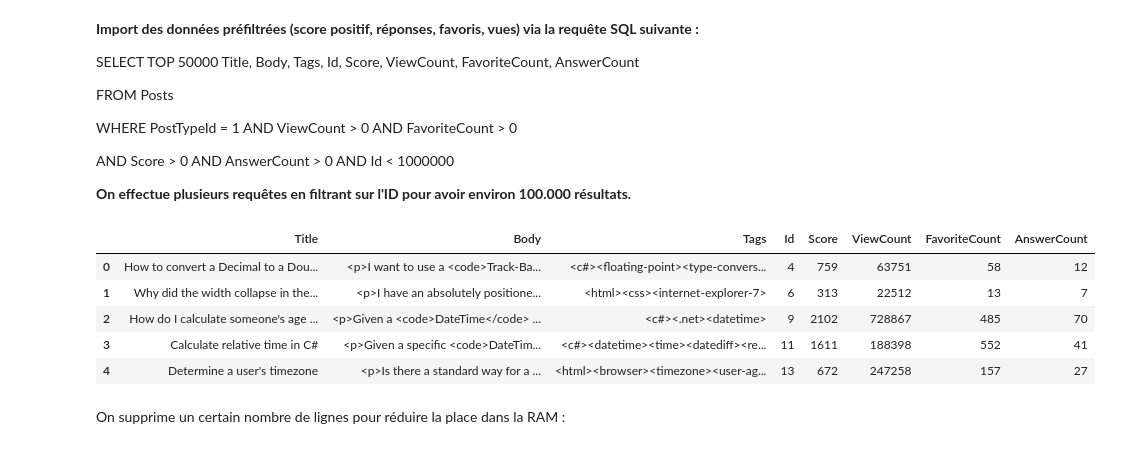
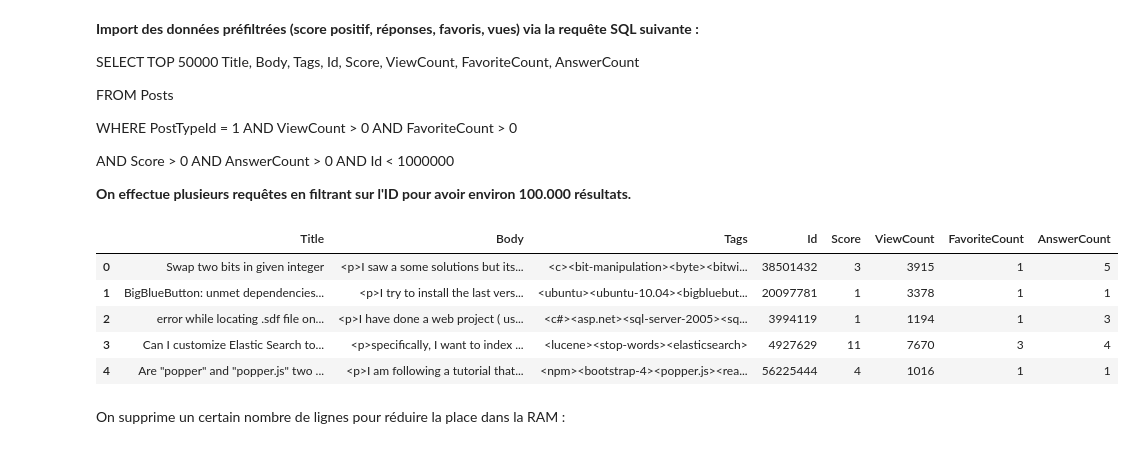
Before and after one commit to KenoKanawa/OpenClassroomsProjects, a Jupyter notebook: mainImportData.ipynb, the cells around one changed output. Cells and saved outputs as stored; diff of their text form; code cells hidden in the pictures.

```diff
--- a/mainImportData.ipynb
+++ b/mainImportData.ipynb
@@ -17,25 +17,17 @@ AND Score > 0 AND AnswerCount > 0 AND Id < 1000000
 
 **On effectue plusieurs requêtes en filtrant sur l'ID pour avoir environ 100.000 résultats.**
 # %%
-# Import des deux requêtes
-data1 = pd.read_csv('FILTERED_QueryResults.csv')
-data2 = pd.read_csv('FILTERED_QueryResults-2.csv')
-data3 = pd.read_csv('FILTERED_QueryResults-3.csv')
-
-# Concaténation
-data = pd.concat([data1, data2])
-
 # Import des données tronquées pour les tests
-# data = pd.read_csv('QueryResults_NEW_LIGHT.csv')
+data = pd.read_csv('QueryResults_NEW_LIGHT.csv')
 
 data.head(5)
 # %% [output]
 |  | Title | Body | Tags | Id | Score | ViewCount | FavoriteCount | AnswerCount |
-| 0 | How to convert a Decimal to a Dou... | <p>I want to use a <code>Track-Ba... | <c#><floating-point><type-convers... | 4 | 759 | 63751 | 58 | 12 |
-| 1 | Why did the width collapse in the... | <p>I have an absolutely positione... | <html><css><internet-explorer-7> | 6 | 313 | 22512 | 13 | 7 |
-| 2 | How do I calculate someone's age ... | <p>Given a <code>DateTime</code> ... | <c#><.net><datetime> | 9 | 2102 | 728867 | 485 | 70 |
-| 3 | Calculate relative time in C# | <p>Given a specific <code>DateTim... | <c#><datetime><time><datediff><re... | 11 | 1611 | 188398 | 552 | 41 |
-| 4 | Determine a user's timezone | <p>Is there a standard way for a ... | <html><browser><timezone><user-ag... | 13 | 672 | 247258 | 157 | 27 |
+| 0 | Swap two bits in given integer | <p>I saw a some solutions but its... | <c><bit-manipulation><byte><bitwi... | 38501432 | 3 | 3915 | 1 | 5 |
+| 1 | BigBlueButton: unmet dependencies... | <p>I try to install the last vers... | <ubuntu><ubuntu-10.04><bigbluebut... | 20097781 | 1 | 3378 | 1 | 1 |
+| 2 | error while locating .sdf file on... | <p>I have done a web project ( us... | <c#><asp.net><sql-server-2005><sq... | 3994119 | 1 | 1194 | 1 | 3 |
+| 3 | Can I customize Elastic Search to... | <p>specifically, I want to index ... | <lucene><stop-words><elasticsearch> | 4927629 | 11 | 7670 | 3 | 4 |
+| 4 | Are "popper" and "popper.js" two ... | <p>I am following a tutorial that... | <npm><bootstrap-4><popper.js><rea... | 56225444 | 4 | 1016 | 1 | 1 |
 # %% [markdown]
 On supprime un certain nombre de lignes pour réduire la place dans la RAM :
 # %%
```
Also changed, not shown: parts of 19 cells of this notebook, 1 other file.
